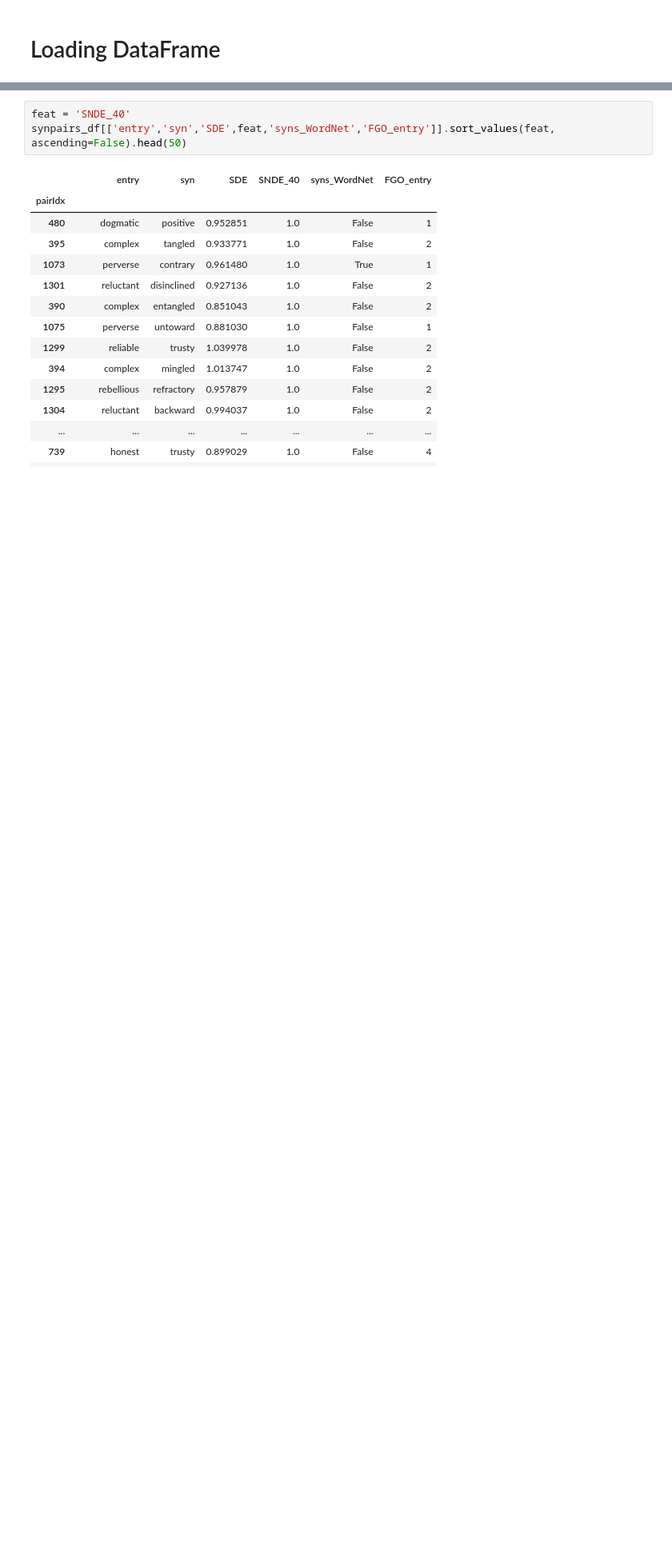
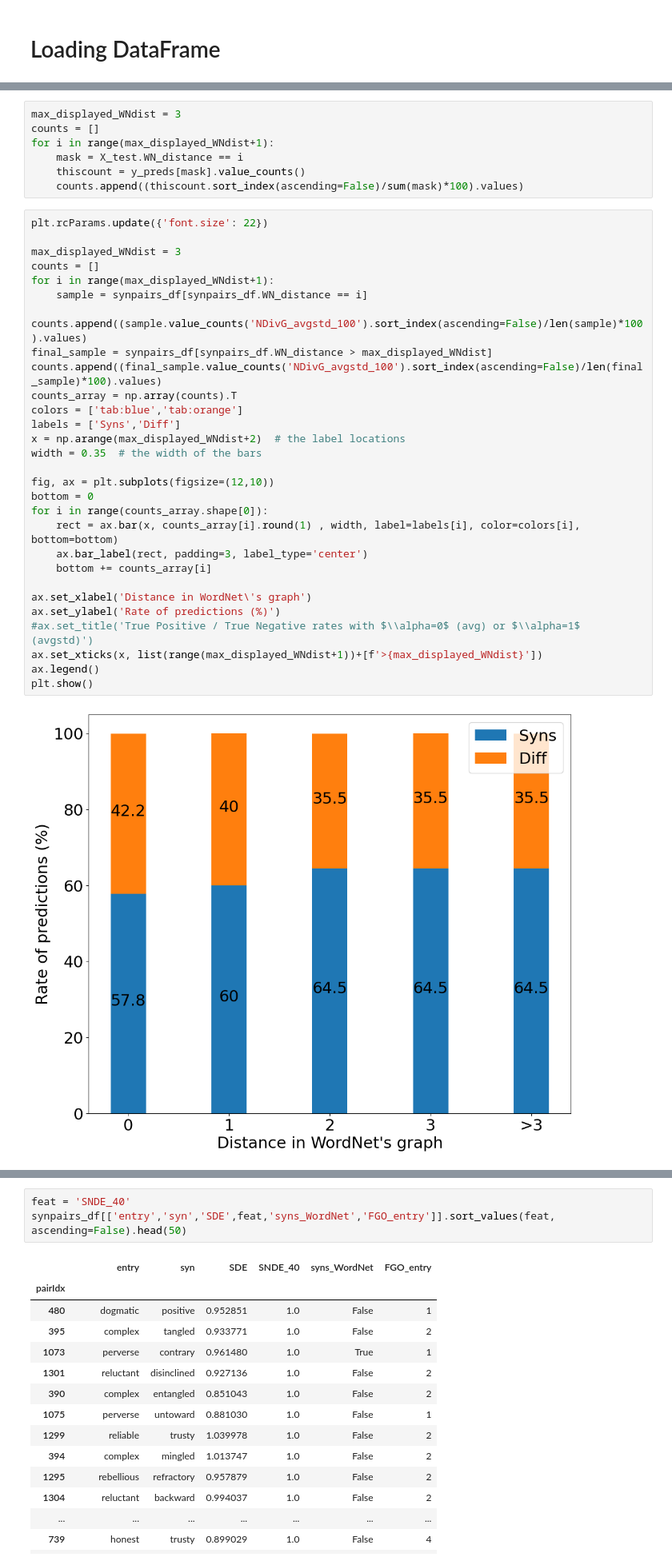
Before and after one commit to blietard/synonyms-semchange, a Jupyter notebook: analysing_synpairs.ipynb, the cells around one changed output, grey strips where cells are left out. Shown at 80% size. Cells and saved outputs as stored; diff of their text form; blank space fills up the shorter version.

```diff
--- a/analysing_synpairs.ipynb
+++ b/analysing_synpairs.ipynb
@@ -44,0 +228,38 @@ synpairs_df
+# %%
+max_displayed_WNdist = 3
+counts = []
+for i in range(max_displayed_WNdist+1):
+    mask = X_test.WN_distance == i
+    thiscount = y_preds[mask].value_counts()
+    counts.append((thiscount.sort_index(ascending=False)/sum(mask)*100).values)
+# %%
+plt.rcParams.update({'font.size': 22})
+
+max_displayed_WNdist = 3
+counts = []
+for i in range(max_displayed_WNdist+1):
+    sample = synpairs_df[synpairs_df.WN_distance == i]
+    counts.append((sample.value_counts('NDivG_avgstd_100').sort_index(ascending=False)/len(sample)*100).values)
+final_sample = synpairs_df[synpairs_df.WN_distance > max_displayed_WNdist]
+counts.append((final_sample.value_counts('NDivG_avgstd_100').sort_index(ascending=False)/len(final_sample)*100).values)
+counts_array = np.array(counts).T
+colors = ['tab:blue','tab:orange']
+labels = ['Syns','Diff']
+x = np.arange(max_displayed_WNdist+2)  # the label locations
+width = 0.35  # the width of the bars
+
+fig, ax = plt.subplots(figsize=(12,10))
+bottom = 0
+for i in range(counts_array.shape[0]):
+    rect = ax.bar(x, counts_array[i].round(1) , width, label=labels[i], color=colors[i], bottom=bottom)
+    ax.bar_label(rect, padding=3, label_type='center')
+    bottom += counts_array[i]
+
+ax.set_xlabel('Distance in WordNet\'s graph')
+ax.set_ylabel('Rate of predictions (%)')
+#ax.set_title('True Positive / True Negative rates with $\\alpha=0$ (avg) or $\\alpha=1$ (avgstd)')
+ax.set_xticks(x, list(range(max_displayed_WNdist+1))+[f'>{max_displayed_WNdist}'])
+ax.legend()
+plt.show()
+# %% [output]
+[figure, added]
```
Also changed, not shown: parts of 34 cells of this notebook, 26 other files.
